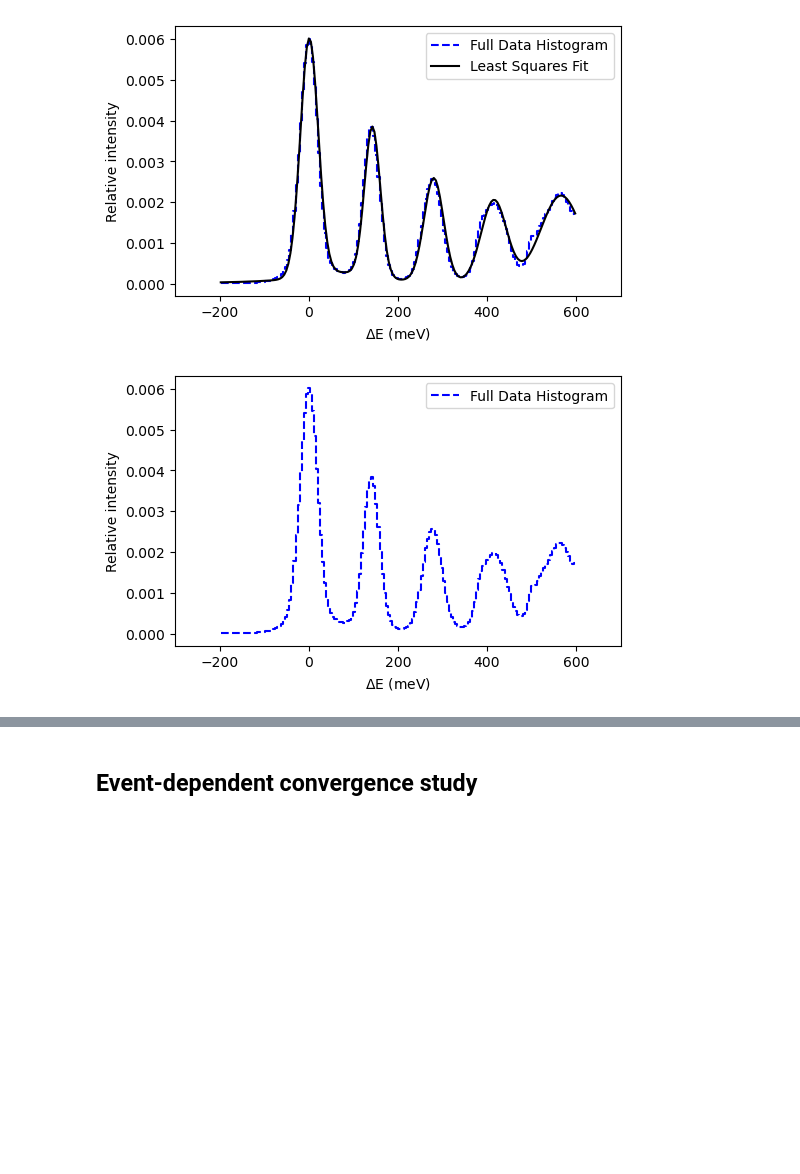
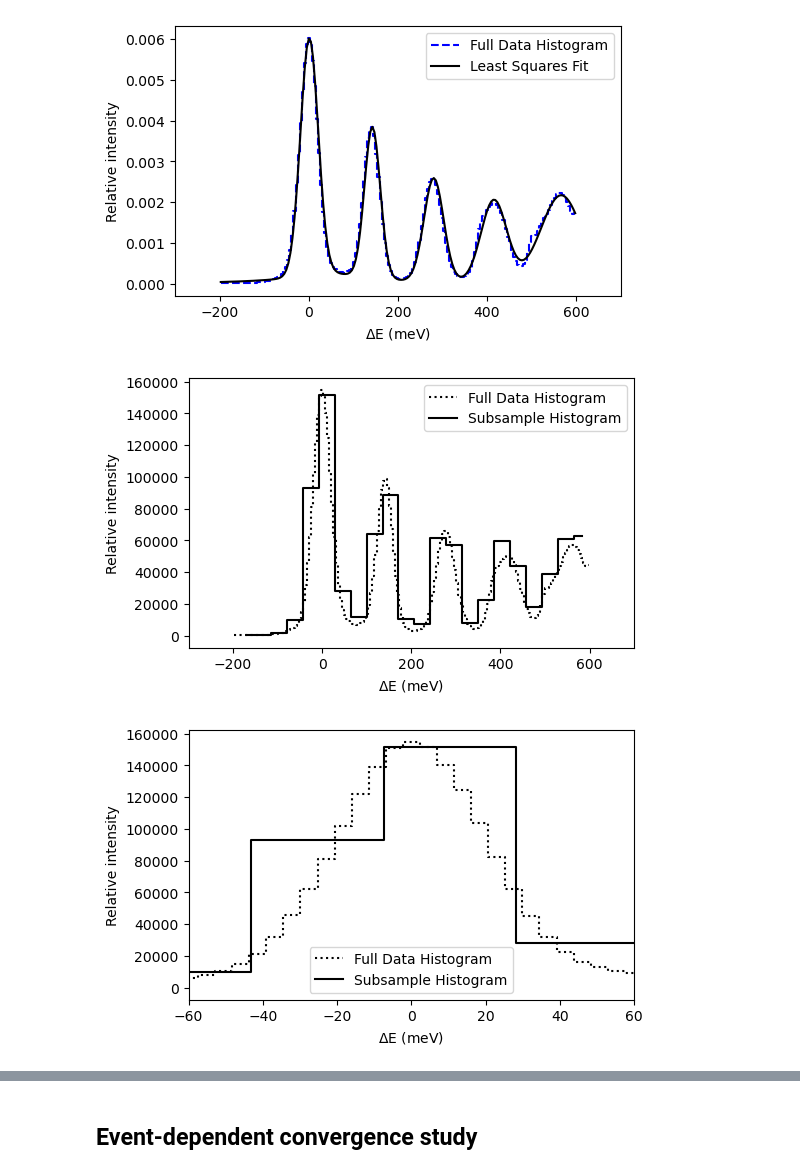
Before and after one commit to localoptimum/emtk, a Jupyter notebook: ARCStest-with-background.ipynb, the cells around one changed output, grey strips where cells are left out. Cells and saved outputs as stored; diff of their text form; code cells hidden in the pictures; blank space fills up the shorter version.

```diff
--- a/ARCStest-with-background.ipynb
+++ b/ARCStest-with-background.ipynb
@@ -362,7 +362,8 @@ Least squares model function defined.
 # maybe something changed during the measurement?
 ema1.shuffle()
 # %%
-cpo = ema1.subsample(150000, randomize=False)
+#cpo = ema1.subsample(150000, randomize=False)
+cpo = ema1.subsample(12000, randomize=False)
 cpo.plot_kde(log=False, loglog=False, xlabel='$\Delta E$ (meV)', method="pmb")
 
 
@@ -376,22 +377,22 @@ cpo.make_lse_params(
     mu2 = dict(value=280.0, min=200.0, max=350.0),\
     mu3 = dict(value=420.0, min=350.0, max=450.0),\
     mu4 = dict(value=560.0, min=500.0, max=620.0),\
-    mubg1=dict(value=500.0, min=600.0, max=700.0),\
-    mubg2=dict(value=50.0, min=0.0, max=200.0),\
+    mubg1=dict(value=620.0, min=600.0, max=700.0),\
+    mubg2=dict(value=140.0, min=0.0, max=200.0),\
 
     elsigma = dict(value=20.0, min=10.0, max=100.0),\
     s1 = dict(value=30.0, min=10.0, max=100.0),\
     s2 = dict(value=30.0, min=10.0, max=100.0),\
     s3 = dict(value=30.0, min=10.0, max=100.0),\
     s4 = dict(value=30.0, min=10.0, max=100.0),\
-    sbg1=dict(value=200.0, min=100.0, max=250.0),\
-    sbg2=dict(value=150.0, min=10.0, max=250.0),\
+    sbg1=dict(value=100.0, min=100.0, max=250.0),\
+    sbg2=dict(value=100.0, min=100.0, max=250.0),\
+    me=dict(value=0.3, min=0.01, max = 1.0),\
     m1=dict(value=0.3, min=0.01, max = 1.0),\
     m2=dict(value=0.2, min=0.01, max = 1.0),\
     m3=dict(value=0.15, min=0.01, max = 1.0),\
     m4=dict(value=0.1, min=0.01, max = 1.0),\
-    mbg1=dict(value=0.1, min=0.01, max=1.0),\
-    mbg2=dict(value=0.1, min=0.01, max=1.0)
+    mbg1=dict(value=0.1, min=0.01, max=1.0)
 )
 
 
@@ -492,7 +493,7 @@ plt.xlabel('$\Delta$E (meV)')
 plt.ylabel('Relative intensity')
 plt.legend()
 plt.xlim(-300,700)
-#plt.savefig('arcsFigs/arcs_data_subsampled_lse.png', dpi=600, bbox_inches='tight')
+plt.savefig('arcsFigs/arcs_data_subsampled_lse.png', dpi=600, bbox_inches='tight')
 plt.show()
 
 
@@ -1344,19 +1420,35 @@ plt.show()
 # %% [output]
 [figure]
 # %%
-plt.step(fullhisto_x, fullhisto_y*hscale, color='blue', where='mid', ls='--',label='Full Data Histogram')
+plt.step(fullhisto_x, fullhisto_y, color='black', where='mid', ls=':', label='Full Data Histogram')
+plt.step(subsample_histo_x, subsample_histo_y*75, color='black', where='mid', label='Subsample Histogram')
 #plt.plot(fullhisto_x, mle_fit_line, color='black', label='MLE')
 
 plt.xlabel('$\Delta$E (meV)')
 plt.ylabel('Relative intensity')
 #plt.xlim([410, 435])
 #plt.ylim([0.0014, 0.00195])
 plt.legend()
 plt.xlim(-300,700)
 fig.set_size_inches(6,4)
 plt.show()
+
+plt.step(fullhisto_x, fullhisto_y, color='black', where='mid', ls=':', label='Full Data Histogram')
+plt.step(subsample_histo_x, subsample_histo_y*75, color='black', where='mid', label='Subsample Histogram')
+#plt.plot(fullhisto_x, mle_fit_line, color='black', label='MLE')
+
+plt.xlabel('$\Delta$E (meV)')
+plt.ylabel('Relative intensity')
+#plt.xlim([410, 435])
+#plt.ylim([0.0014, 0.00195])
+plt.legend()
+plt.xlim(-60,60)
+fig.set_size_inches(6,4)
+plt.savefig('arcsFigs/arcs_data_two_histo_comparison.png', dpi=600, bbox_inches='tight')
+plt.show()
 # %% [output]
-[figure, old version]
+[figure, new version]
+[figure, added]
 # %%
 fsum = np.sum(sub_data_fit_line)
 fscale = hssum * (sub_data_fit_line.size) / (fsum*subsample_histo_y.size)
```
Also changed, not shown: parts of 45 cells of this notebook.
